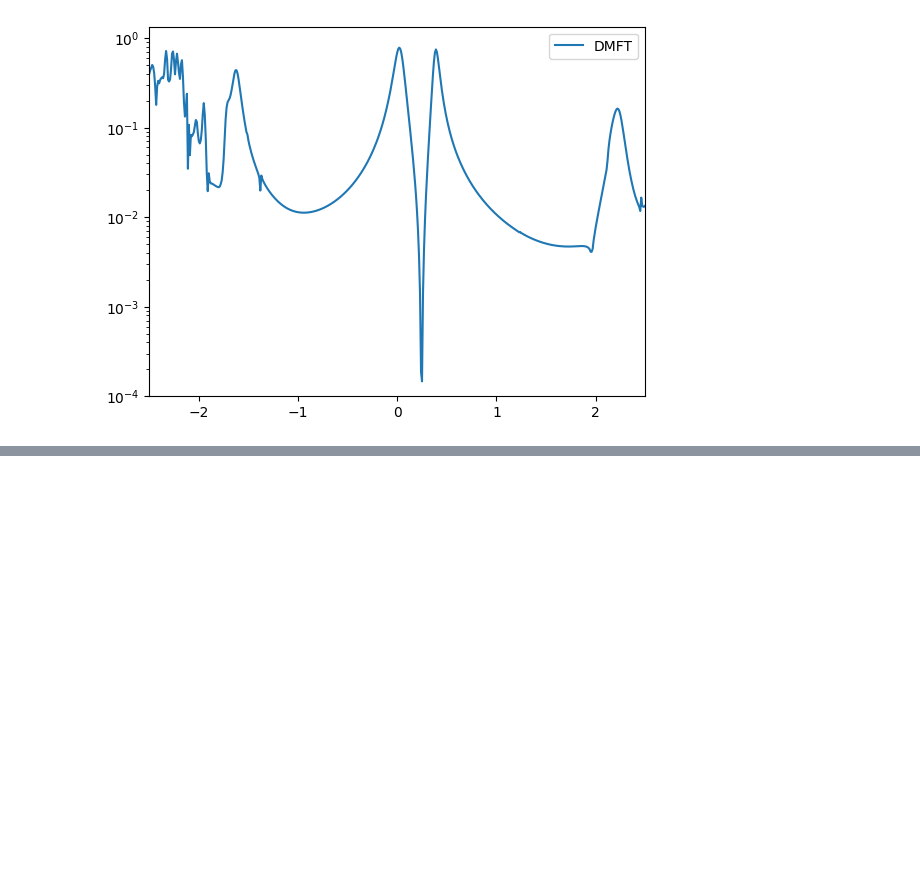
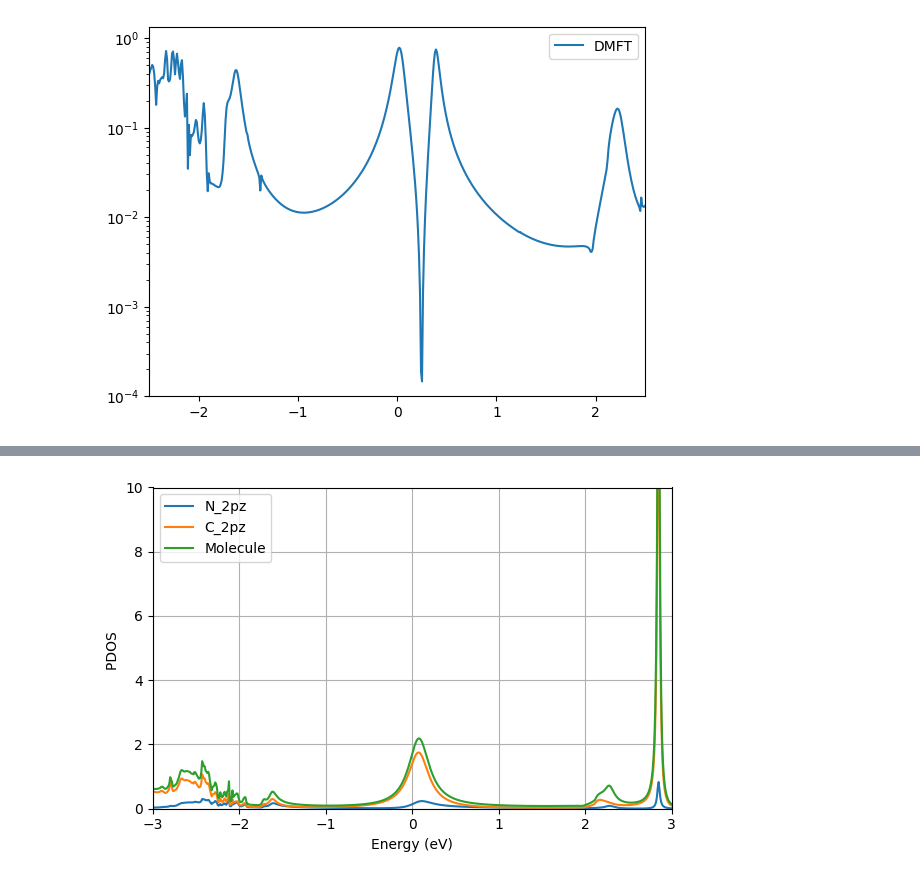
Before and after one commit to aj0337/qtpyt-tests, a Jupyter notebook: pentadienyl/notebooks/analysis.ipynb, the cells around one changed output, grey strips where cells are left out. Cells and saved outputs as stored; diff of their text form; code cells hidden in the pictures; blank space fills up the shorter version.

```diff
--- a/pentadienyl/notebooks/analysis.ipynb
+++ b/pentadienyl/notebooks/analysis.ipynb
@@ -131,0 +181,39 @@ plt.ylim(bottom=1e-4)
+# %%
+pdos = np.load("./output/lowdin/pdos_dyson.npy")
+
+# Sum PDOS over the active region
+pdos_active = pdos[:, index_active_region]  # shape (601, 7)
+pdos_active_sum = np.sum(pdos_active, axis=1)  # shape (601,)
+
+
+pdos_N_2pz = pdos[:, index_N_2pz]
+pdos_N_2pz_sum = np.sum((pdos_N_2pz), axis=1)
+
+pdos_C_2pz = pdos[:, index_C_2pz]
+pdos_C_2pz_sum = np.sum((pdos_C_2pz), axis=1)
+
+pdos_molecule = pdos[:, index_molecule]
+pdos_molecule_sum = np.sum((pdos_molecule), axis=1)
+
+pdos_Au = pdos[:, index_Au]
+pdos_Au_sum = np.sum((pdos_Au), axis=1)
+
+dos = np.sum((pdos), axis=1)
+
+plt.figure(figsize=(6, 4))
+plt.plot(energies, (pdos_N_2pz_sum),label='N_2pz')
+plt.plot(energies, (pdos_C_2pz_sum),label='C_2pz')
+plt.plot(energies, (pdos_molecule_sum),label='Molecule')
+# plt.plot(energies, (pdos_Au_sum),label='Au')
+# plt.plot(energies, (dos),label='Total DOS')
+plt.legend()
+plt.xlabel("Energy (eV)")
+plt.ylabel("PDOS ")
+plt.grid(True)
+plt.xlim(-3,3)
+plt.ylim(0,10)
+# plt.yscale('log')
+plt.tight_layout()
+plt.show()
+# %% [output]
+[figure, added]
```
Also changed, not shown: parts of 4 cells of this notebook, 5 other files.
